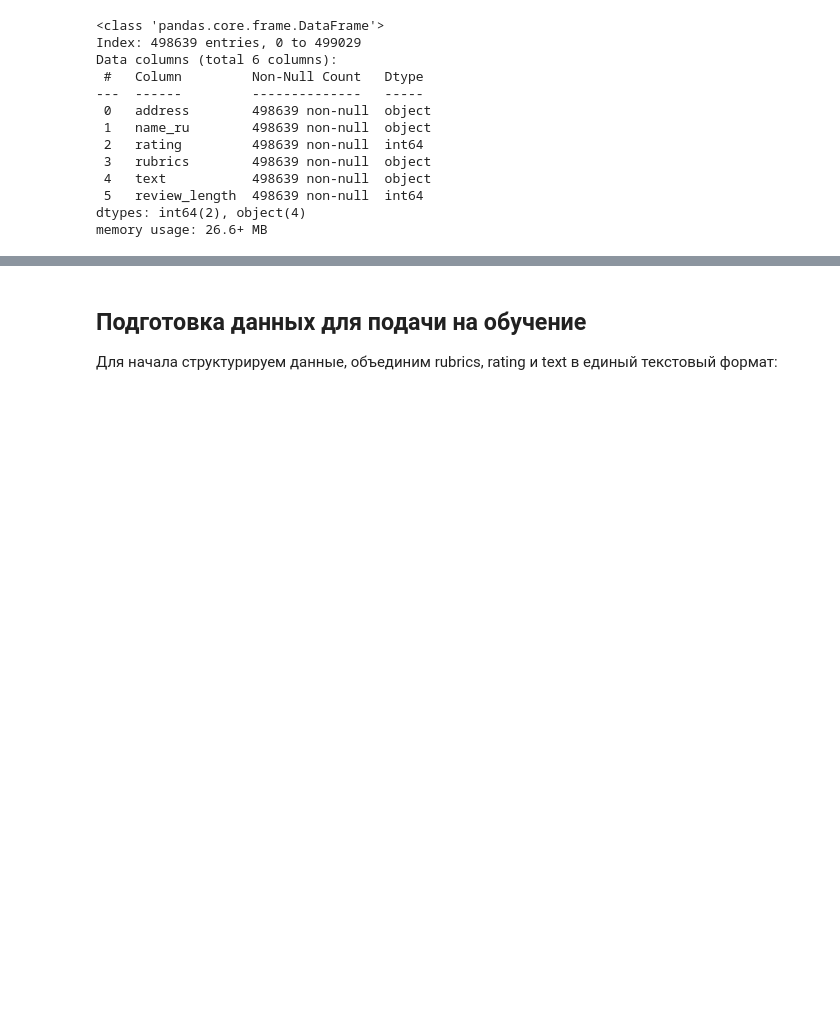
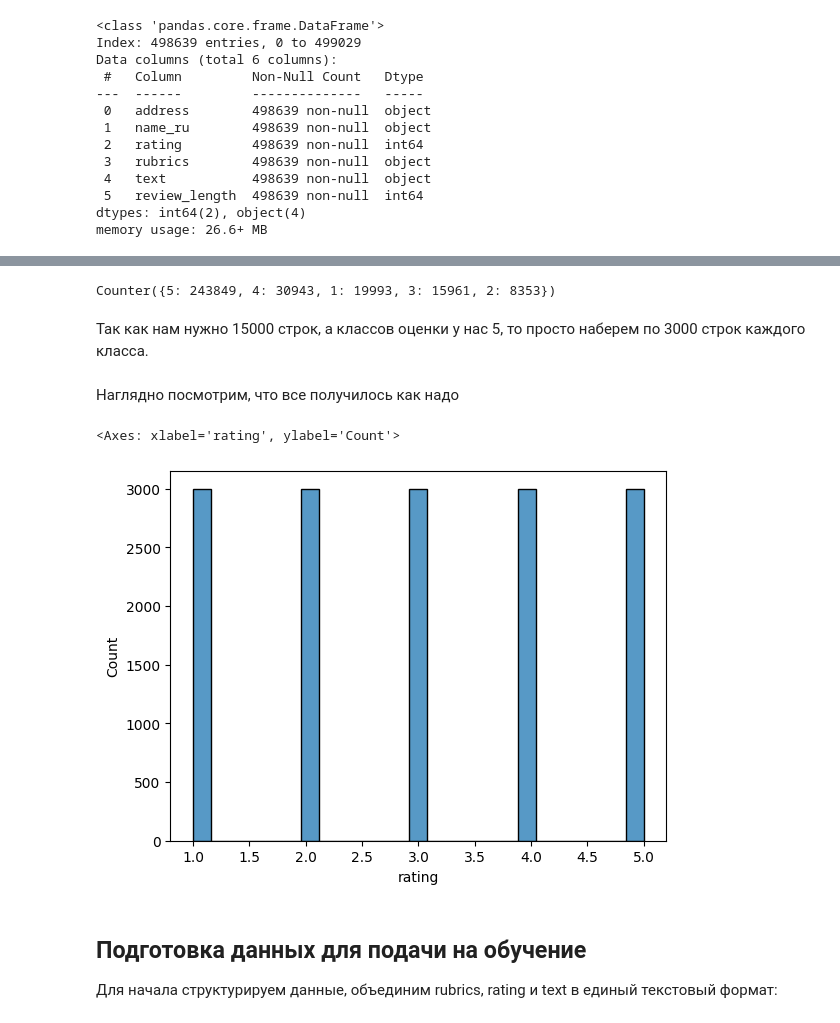
Before and after one commit to johnneon/geo-reviews-generator, a Jupyter notebook: geo-reviews-generation.ipynb, the cells around one changed output, grey strips where cells are left out. Cells and saved outputs as stored; diff of their text form; code cells hidden in the pictures; blank space fills up the shorter version.

Commit message:
feat: add rating balance

```diff
--- a/geo-reviews-generation.ipynb
+++ b/geo-reviews-generation.ipynb
@@ -534,0 +545,4 @@ memory usage: 26.6+ MB
+# %%
+# Подгрузим файл с прошлого шага
+df = pd.read_csv('dataset_preprocessed.tsv', sep='\t')
+df.info()
@@ -534,0 +565,9 @@ memory usage: 26.6+ MB
+# %%
+# Создадим список, в который отправим категории, которые встречаются в датасете не менее 200 раз
+frequent_rubrics = df.rubrics.value_counts().reset_index(name="count").query("count >= 200")['rubrics'].to_list()
+
+# Заполним редкие рубрики NaN (если их нет в списке частх рубрик)
+df['rubrics'] = df['rubrics'].apply(lambda rubric: rubric if rubric in frequent_rubrics else np.nan)
+
+# Удалим NaN
+df = df.dropna(ignore_index=True)
@@ -534,0 +592,26 @@ memory usage: 26.6+ MB
+# %%
+# На всякий случай проверим, осталось ли нужное нам количество строк каждого класса
+print(Counter(df['rating']))
+# %% [output]
+Counter({5: 243849, 4: 30943, 1: 19993, 3: 15961, 2: 8353})
+# %% [markdown]
+Так как нам нужно 15000 строк, а классов оценки у нас 5, то просто наберем по 3000 строк каждого класса.
+# %%
+# Функция для конкатенации датафреймов по рейтингу
+def balance_rating(df, len_for_each_rating=3000):
+    df_dict = {}
+    for rating in range(1, df.rating.nunique()+1):
+        # Датафреймы с нужным рейтингом и нужной длины соберем в словарь
+        df_dict["df_rating" + str(rating)] = df.query(f'rating == {rating}')[:len_for_each_rating]
+    # Сконкатенируем датафреймы из словаря
+    df_cropped = pd.concat(df_dict.values(), ignore_index=True)
+    return df_cropped
+# %%
+df = balance_rating(df, 3000)
+# %% [markdown]
+Наглядно посмотрим, что все получилось как надо
+# %%
+sns.histplot(df['rating'])
+# %% [output]
+<Axes: xlabel='rating', ylabel='Count'>
+[figure, added]
```
Also changed, not shown: parts of 12 cells of this notebook.
